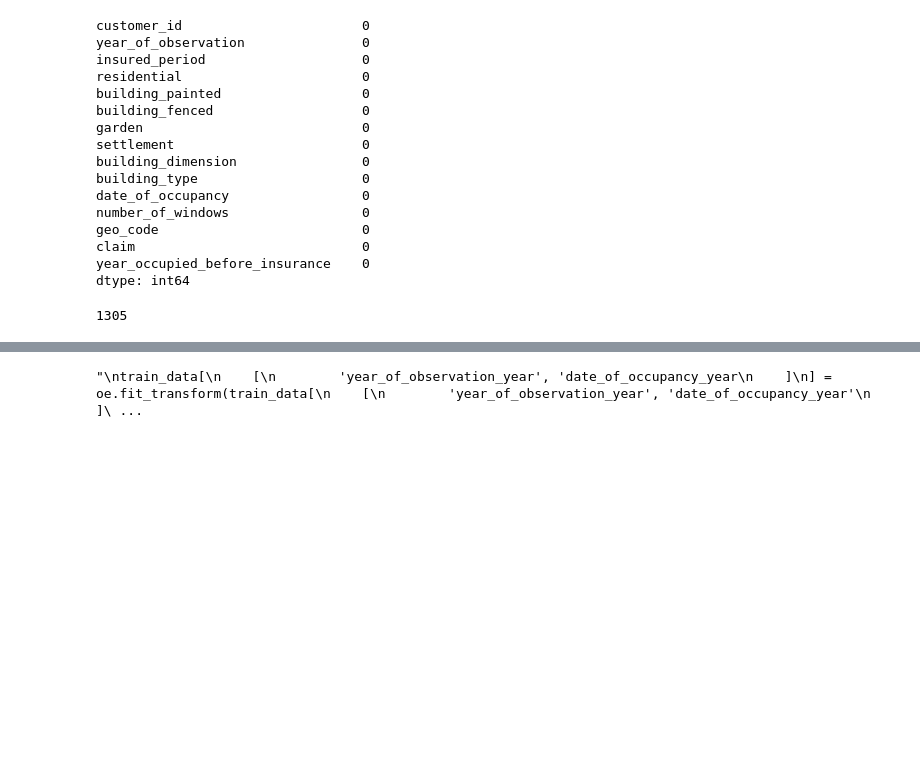
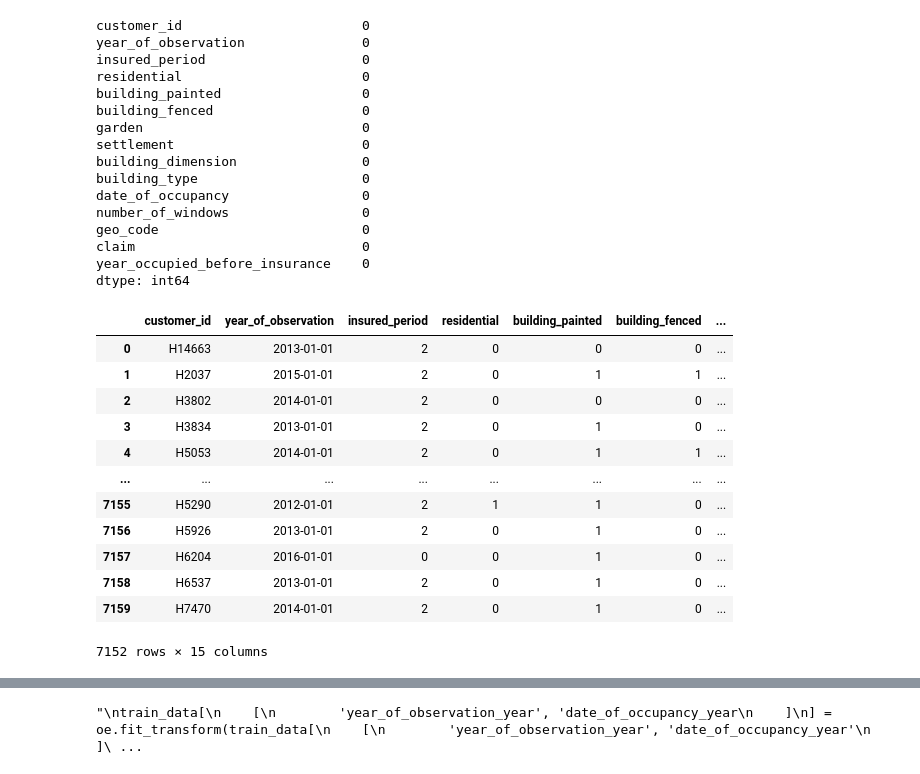
Before and after one commit to ShannonT20/House_Prediction_Modelling, a Jupyter notebook: house_insurance_model.ipynb, the cells around one changed output, grey strips where cells are left out. Saved outputs shown, nothing was run; the diff lists cells and outputs as text; code cells hidden in the pictures; blank space fills up the shorter version.

```diff
--- a/house_insurance_model.ipynb
+++ b/house_insurance_model.ipynb
@@ -410,4 +418,16 @@ test_data['year_occupied_before_insurance'] = test_data['year_occupied_before_in
-# %%
-len(train_data.geo_code.unique())
-# %% [output]
-1305
+# %%
+train_data
+# %% [output]
+|  | customer_id | year_of_observation | insured_period | residential | building_painted | building_fenced | ... |
+| 0 | H14663 | 2013-01-01 | 2 | 0 | 0 | 0 | ... |
+| 1 | H2037 | 2015-01-01 | 2 | 0 | 1 | 1 | ... |
+| 2 | H3802 | 2014-01-01 | 2 | 0 | 0 | 0 | ... |
+| 3 | H3834 | 2013-01-01 | 2 | 0 | 1 | 0 | ... |
+| 4 | H5053 | 2014-01-01 | 2 | 0 | 1 | 1 | ... |
+| ... | ... | ... | ... | ... | ... | ... | ... |
+| 7155 | H5290 | 2012-01-01 | 2 | 1 | 1 | 0 | ... |
+| 7156 | H5926 | 2013-01-01 | 2 | 0 | 1 | 0 | ... |
+| 7157 | H6204 | 2016-01-01 | 0 | 0 | 1 | 0 | ... |
+| 7158 | H6537 | 2013-01-01 | 2 | 0 | 1 | 0 | ... |
+| 7159 | H7470 | 2014-01-01 | 2 | 0 | 1 | 0 | ... |
+7152 rows × 15 columns
```
Also changed, not shown: parts of 40 cells of this notebook, 3 other files.
